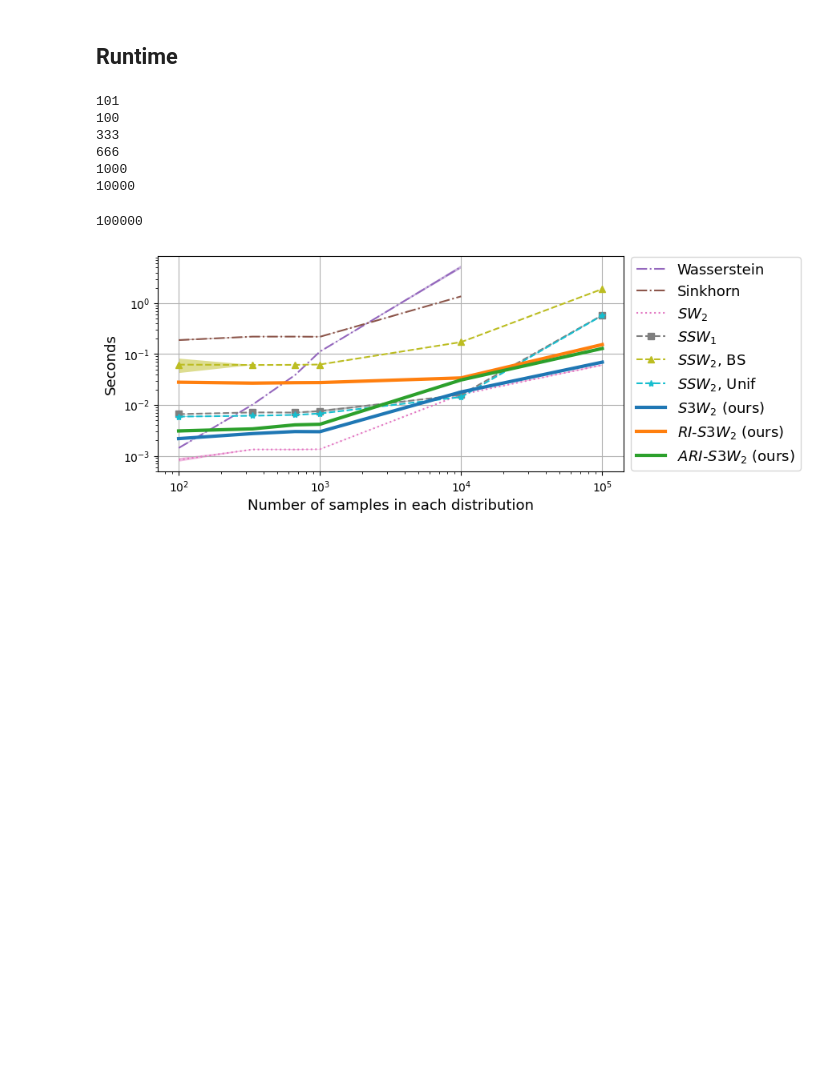
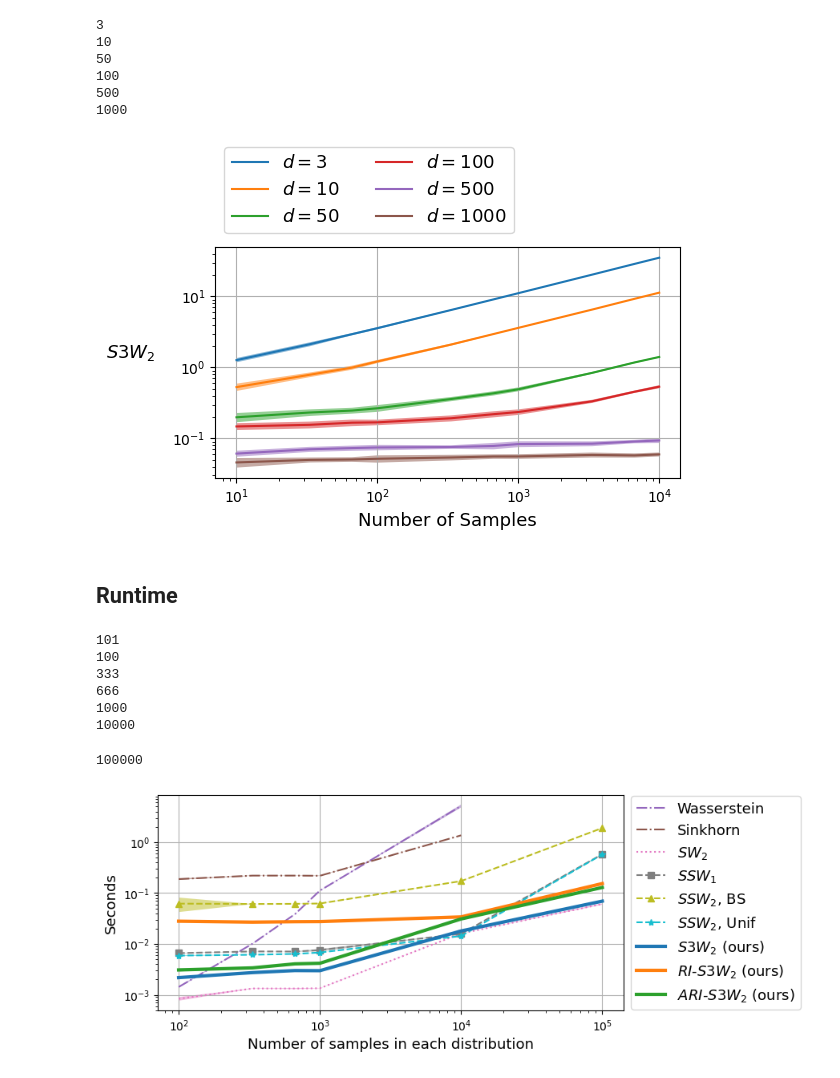
Before and after one commit to mint-vu/s3wd, a Jupyter notebook: src/demos/evolution_runtime.ipynb, the cells around one changed output. Drawn from its saved outputs; the diff is of its cells as text; code cells hidden in the pictures; blank space fills up the shorter version.

Commit message:
Push sample complexity

```diff
--- a/src/demos/evolution_runtime.ipynb
+++ b/src/demos/evolution_runtime.ipynb
@@ -16,6 +16,70 @@ from methods import sw as sw2
 import gc
 
 device = torch.device('cuda:3' if torch.cuda.is_available() else 'cpu')
+# %%
+fig = plt.figure(figsize=(6,3))
+
+kappa = 10
+ds = [3, 10, 50, 100, 500, 1000]
+samples = [int(1e1), int(1e2/3), int(2*1e2/3),  int(1e2), int(1e3/3), int(2*1e3/3), int(1e3), int(1e4/3), int(2*1e4/3), int(1e4)]
+
+# samples = [int(1e1), int(1e2), int(1e3), int(1e4)]
+
+L = np.zeros((len(ds), len(samples), 20))
+
+for i, d in enumerate(ds):
+    print(d)
+    d += 1
+
+    for l, n_samples in enumerate(samples):
+        for j in range(20):
+            mu = np.zeros((d,))
+            mu[-1] = 1
+            x0 = vmf_utils.rand_vmf(mu, kappa=kappa, N=n_samples)
+
+            mu = np.zeros((d,))
+            mu[-1] = -1
+            x1 = vmf_utils.rand_vmf(mu, kappa=kappa, N=n_samples)
+
+            # x0 = torch.randn((n_samples,d), device=device)
+            # x0 = F.normalize(x0, p=2, dim=-1)
+
+            # x1 = torch.randn((n_samples,d), device=device)
+            # x1 = F.normalize(x1, p=2, dim=-1)
+
+
+            sw = s3w.s3wd(torch.tensor(x0, dtype=torch.float, device=device),
+                            torch.tensor(x1, dtype=torch.float, device=device),
+                            n_projs=10, device=device, p=2) ** 0.5
+
+            # sw = ssw.sswd(torch.tensor(x0, dtype=torch.float, device=device),
+            #                 torch.tensor(x1, dtype=torch.float, device=device),
+            #                 num_projections=10, device=device, p=2) ** 0.5
+
+            L[i,l,j] = sw
+
+    m = np.mean(L[i], axis=-1)
+    s = np.std(L[i], axis=-1)
+
+    plt.plot(samples, m, label=r"$d=$"+str(d-1))
+    plt.fill_between(samples, m-s, m+s,alpha=0.5)
+
+plt.xlabel("Number of Samples", fontsize=13)
+plt.ylabel(r"$S3W_2$", fontsize=13, rotation=0, labelpad=30)
+plt.yscale("log")
+plt.xscale("log")
+
+plt.legend(fontsize=13, bbox_to_anchor=(0,1.02,1,0.2), loc="lower left", ncol=2)
+plt.grid(True)
+plt.show()
+# %% [output]
+3
+10
+50
+100
+500
+1000
+[figure, added]
 # %% [markdown]
 ## Runtime
 # %%
```
Also changed, not shown: parts of 7 cells of this notebook.
